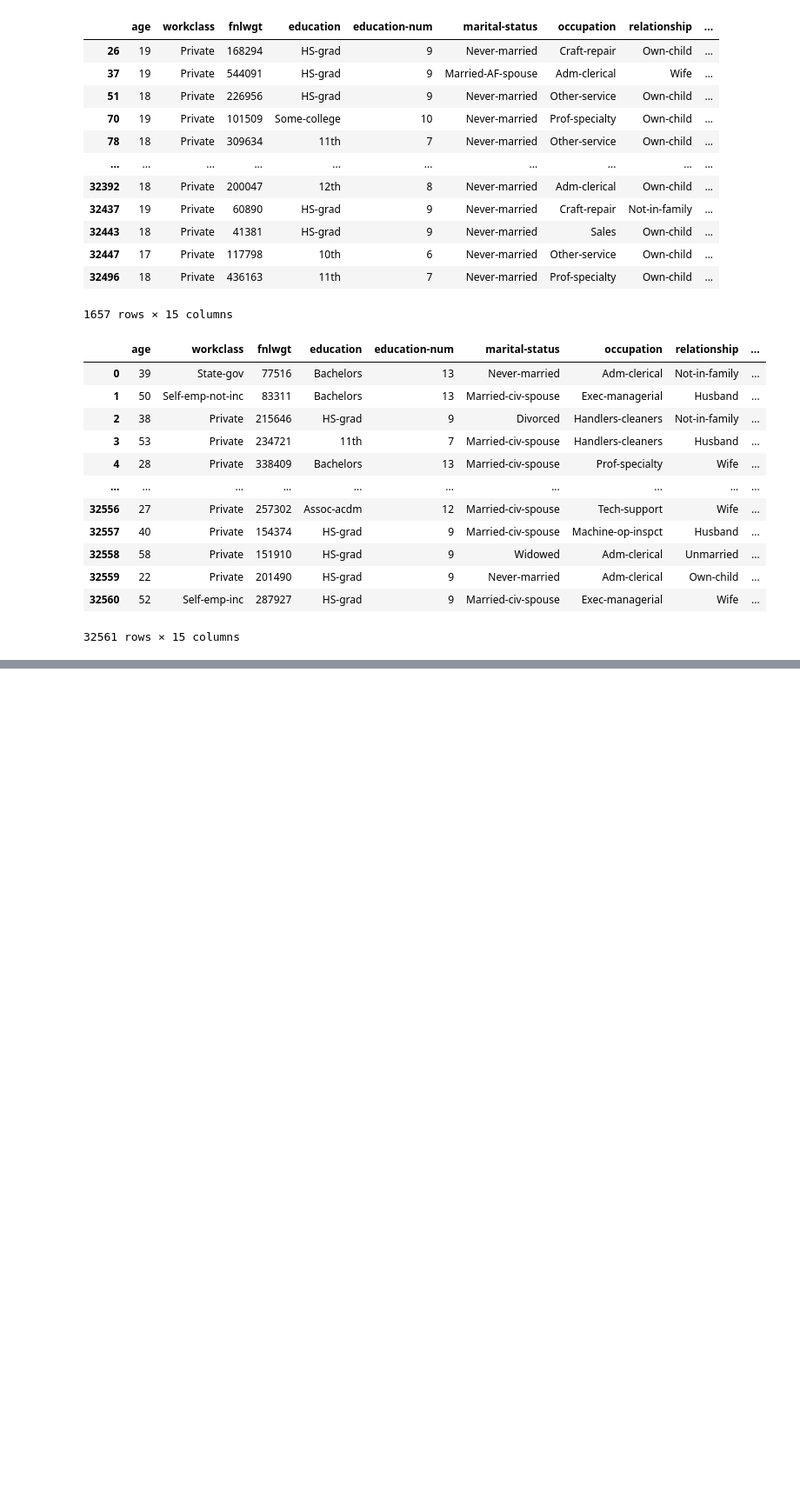
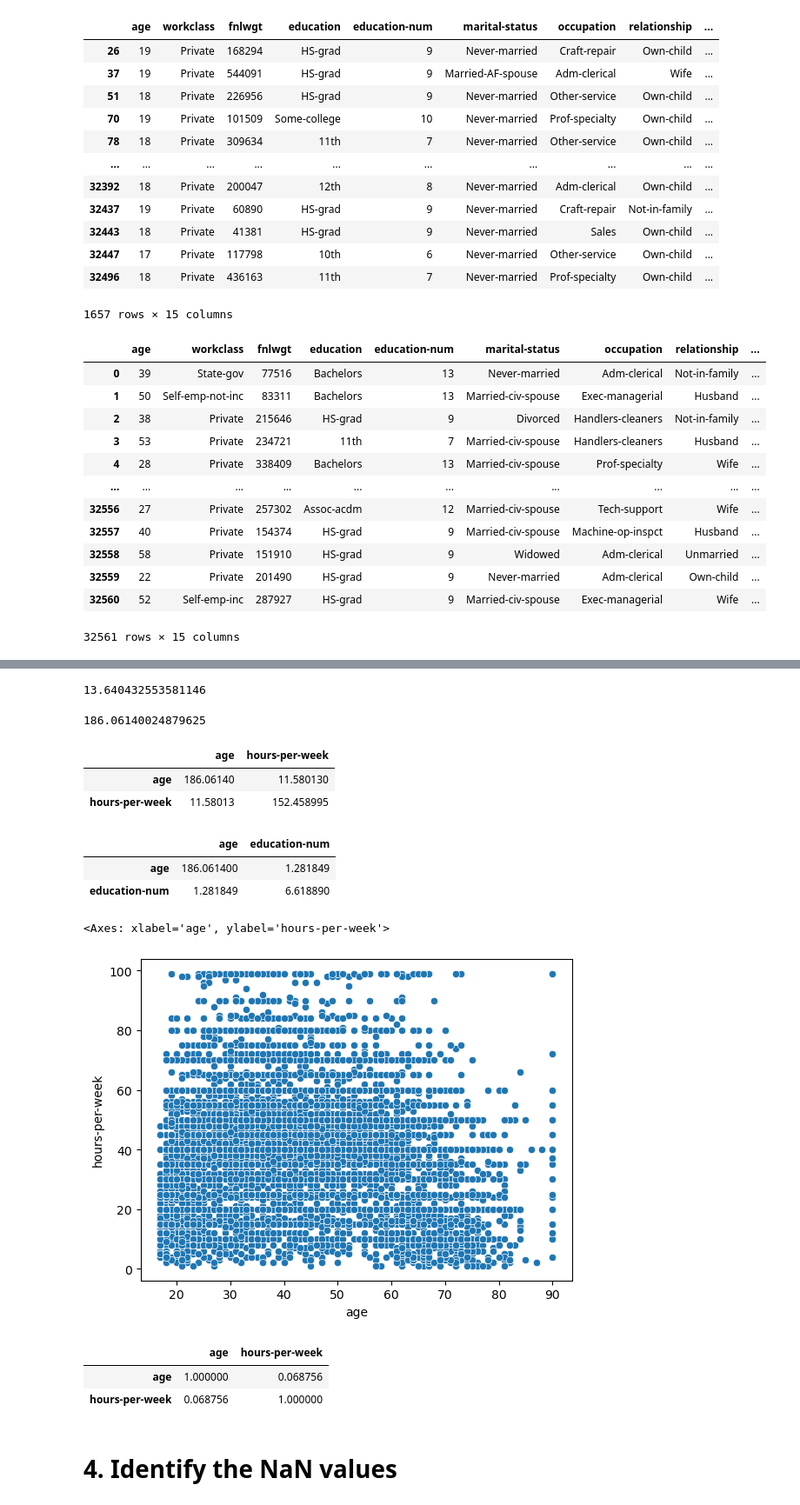
Before and after one commit to puneet-cs/DA22_DataAnalytics, a Jupyter notebook: DA22_EDA.ipynb, the cells around one changed output, grey strips where cells are left out. Shown at 87% size. Drawn from its saved outputs; the diff is of its cells as text; code cells hidden in the pictures; blank space fills up the shorter version.

```diff
--- a/DA22_EDA.ipynb
+++ b/DA22_EDA.ipynb
@@ -394,0 +528,39 @@ df[(df.age > 20) | (df.age < 40)]
+# %%
+# standard deviation : how much data far away from mean
+df.age.std()
+# %% [output]
+13.640432553581146
+# %%
+# variance : how much data is far away from mean in term of squared values
+df.age.var()
+# %% [output]
+186.06140024879625
+# %%
+# cov() : relation between numerical varaibles
+df[['age', 'hours-per-week']].cov()
+# %% [output]
+|  | age | hours-per-week |
+| age | 186.06140 | 11.580130 |
+| hours-per-week | 11.58013 | 152.458995 |
+# %%
+df[['age', 'education-num']].cov()
+# %% [output]
+|  | age | education-num |
+| age | 186.061400 | 1.281849 |
+| education-num | 1.281849 | 6.618890 |
+# %%
+import seaborn as sns
+
+sns.scatterplot(x = 'age', y = 'hours-per-week', data = df)
+# %% [output]
+<Axes: xlabel='age', ylabel='hours-per-week'>
+[figure, added]
+# %%
+# corr() : find the correlation
+# telling the relation between numerical variables
+
+df[['age', 'hours-per-week']].corr()
+# %% [output]
+|  | age | hours-per-week |
+| age | 1.000000 | 0.068756 |
+| hours-per-week | 0.068756 | 1.000000 |
@@ -394,0 +574,2 @@ df[(df.age > 20) | (df.age < 40)]
+# %% [markdown]
+# 4. Identify the NaN values
```
Also changed, not shown: parts of 22 cells of this notebook.
